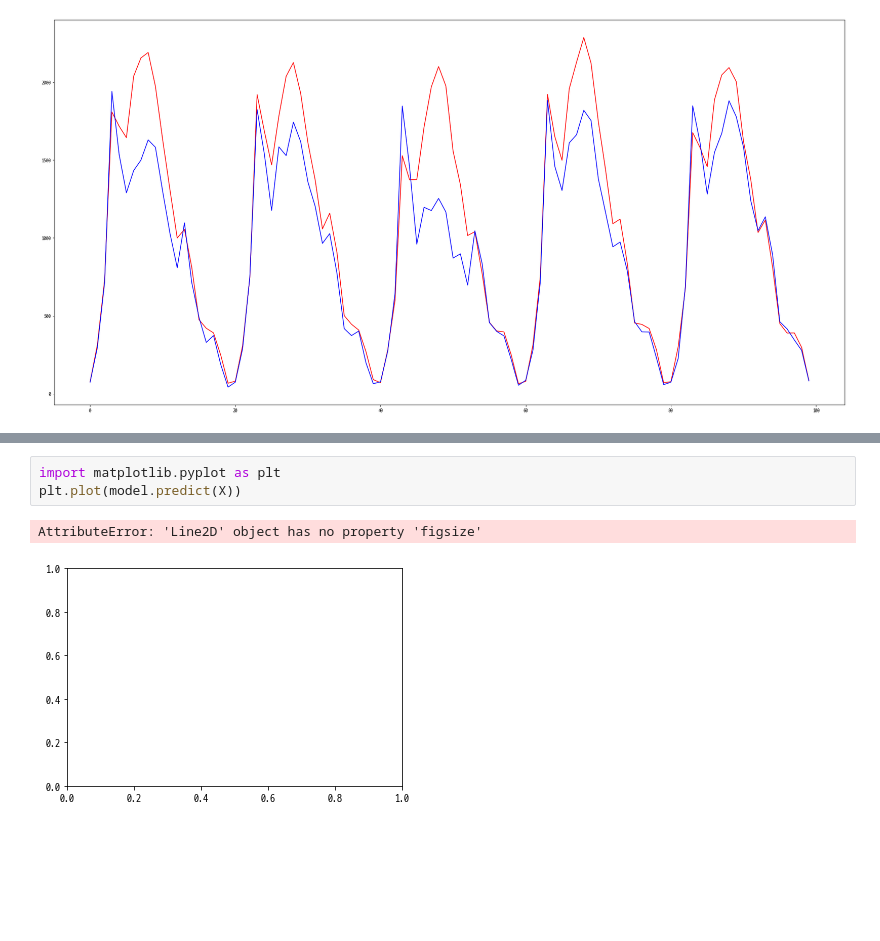
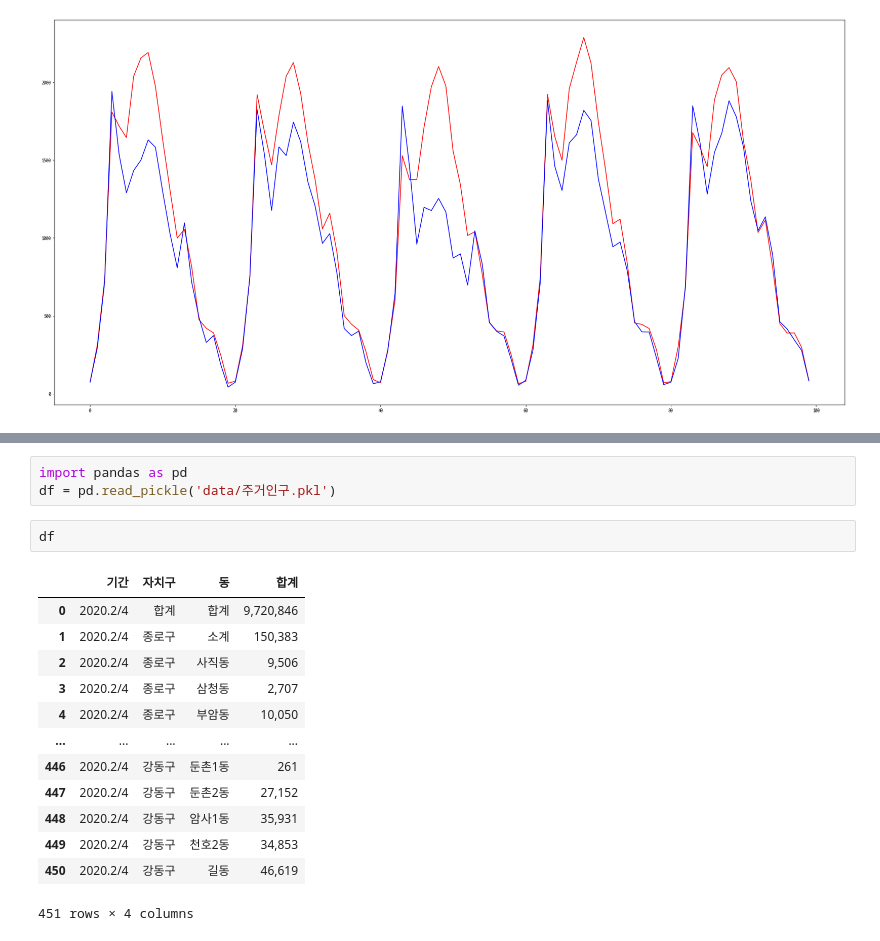
Before and after one commit to Changyoon-Lee/big_contest, a Jupyter notebook: modeling/Untitled.ipynb, the cells around one changed output, grey strips where cells are left out. Saved outputs shown, nothing was run; the diff lists cells and outputs as text; blank space fills up the shorter version.

```diff
--- a/modeling/Untitled.ipynb
+++ b/modeling/Untitled.ipynb
@@ -89,6 +81,19 @@ plt.show
-# %%
-import matplotlib.pyplot as plt
-plt.plot(model.predict(X))
-# %% [output]
-AttributeError: 'Line2D' object has no property 'figsize'
-[figure, removed]
+# %%
+import pandas as pd
+df = pd.read_pickle('data/주거인구.pkl')
+# %%
+df
+# %% [output]
+|  | 기간 | 자치구 | 동 | 합계 |
+| 0 | 2020.2/4 | 합계 | 합계 | 9,720,846 |
+| 1 | 2020.2/4 | 종로구 | 소계 | 150,383 |
+| 2 | 2020.2/4 | 종로구 | 사직동 | 9,506 |
+| 3 | 2020.2/4 | 종로구 | 삼청동 | 2,707 |
+| 4 | 2020.2/4 | 종로구 | 부암동 | 10,050 |
+| ... | ... | ... | ... | ... |
+| 446 | 2020.2/4 | 강동구 | 둔촌1동 | 261 |
+| 447 | 2020.2/4 | 강동구 | 둔촌2동 | 27,152 |
+| 448 | 2020.2/4 | 강동구 | 암사1동 | 35,931 |
+| 449 | 2020.2/4 | 강동구 | 천호2동 | 34,853 |
+| 450 | 2020.2/4 | 강동구 | 길동 | 46,619 |
+451 rows × 4 columns
```
Also changed, not shown: parts of 5 cells of this notebook, 2 other files.
